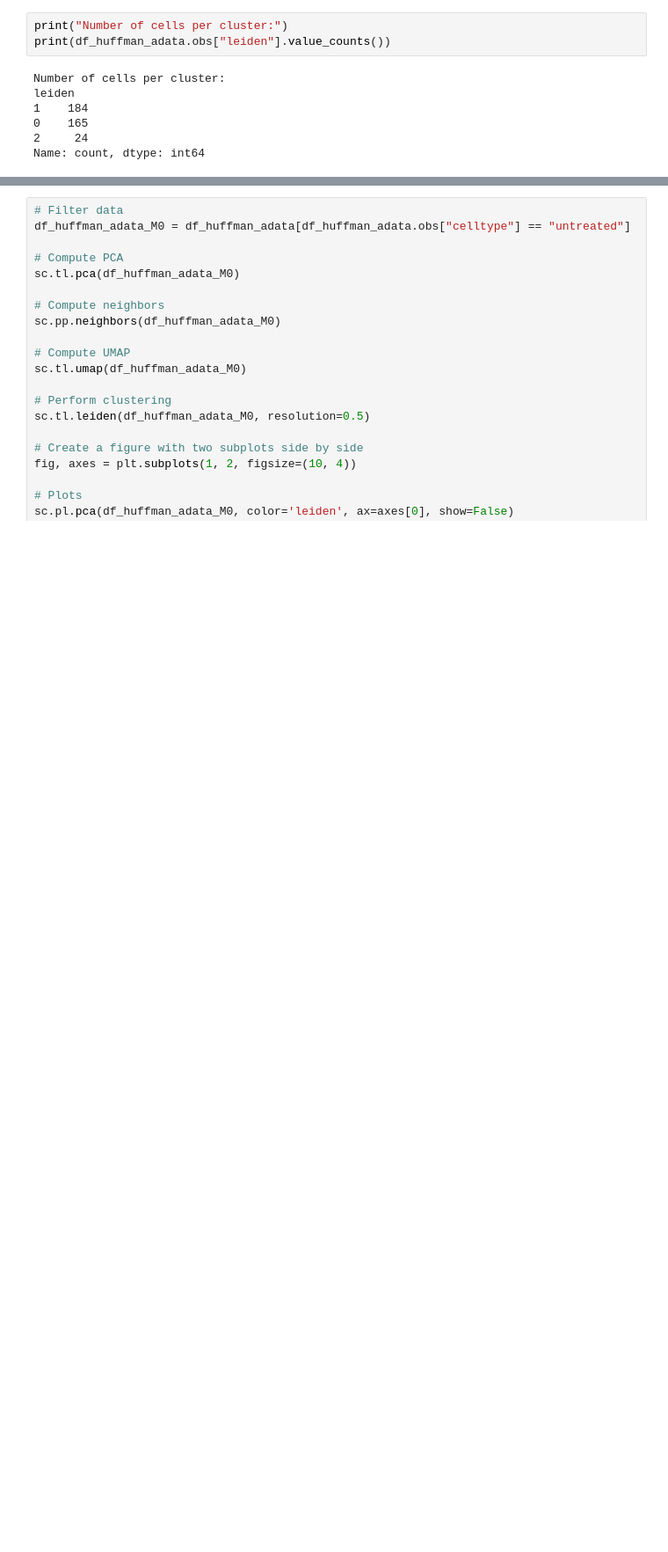
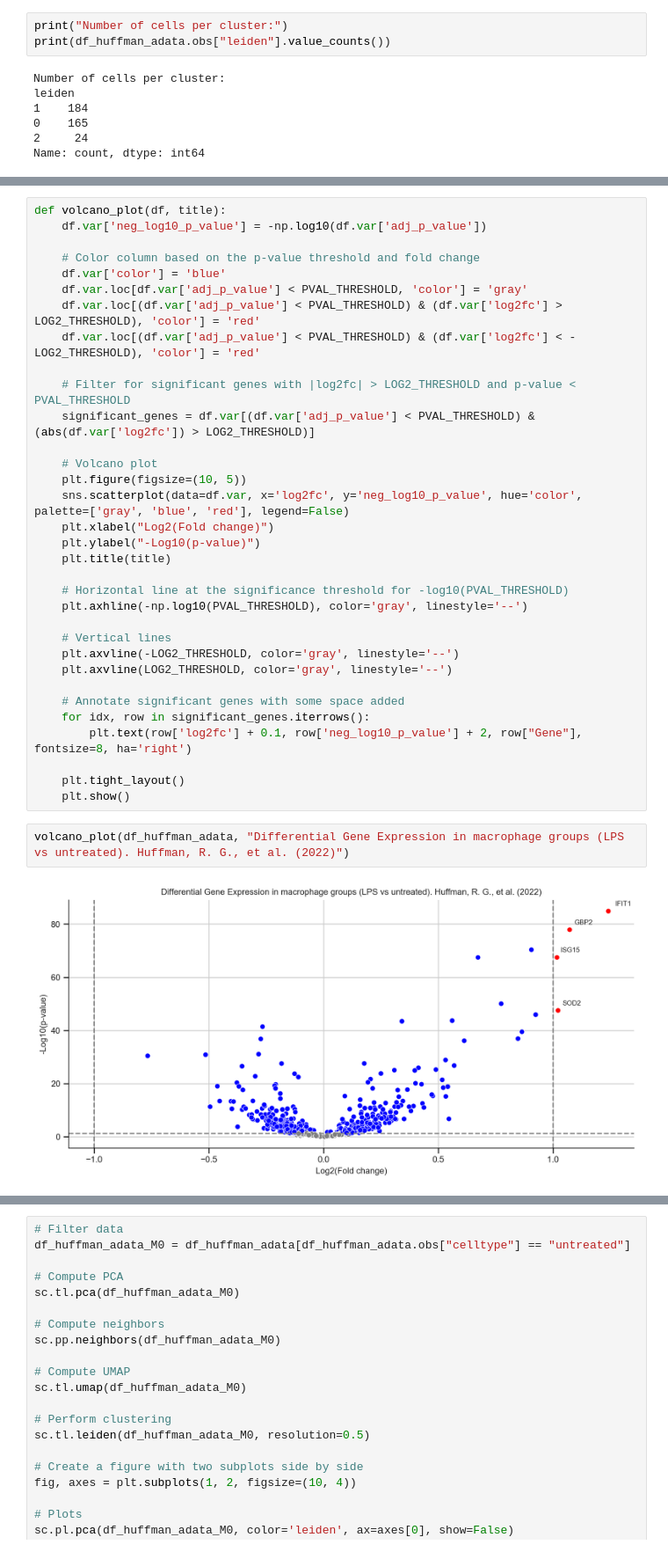
Before and after one commit to powwowath/pyMSpro, a Jupyter notebook: 00_workflow_META-ANALYSIS.ipynb, the cells around one changed output, grey strips where cells are left out. Shown at 88% size. Saved outputs shown, nothing was run; the diff lists cells and outputs as text; blank space fills up the shorter version.

```diff
--- a/00_workflow_META-ANALYSIS.ipynb
+++ b/00_workflow_META-ANALYSIS.ipynb
@@ -1311,0 +1627,37 @@ Name: count, dtype: int64
+# %%
+def volcano_plot(df, title):
+    df.var['neg_log10_p_value'] = -np.log10(df.var['adj_p_value'])
+
+    # Color column based on the p-value threshold and fold change
+    df.var['color'] = 'blue'
+    df.var.loc[df.var['adj_p_value'] < PVAL_THRESHOLD, 'color'] = 'gray'
+    df.var.loc[(df.var['adj_p_value'] < PVAL_THRESHOLD) & (df.var['log2fc'] > LOG2_THRESHOLD), 'color'] = 'red'
+    df.var.loc[(df.var['adj_p_value'] < PVAL_THRESHOLD) & (df.var['log2fc'] < -LOG2_THRESHOLD), 'color'] = 'red'
+
+    # Filter for significant genes with |log2fc| > LOG2_THRESHOLD and p-value < PVAL_THRESHOLD
+    significant_genes = df.var[(df.var['adj_p_value'] < PVAL_THRESHOLD) & (abs(df.var['log2fc']) > LOG2_THRESHOLD)]
+
+    # Volcano plot
+    plt.figure(figsize=(10, 5))
+    sns.scatterplot(data=df.var, x='log2fc', y='neg_log10_p_value', hue='color', palette=['gray', 'blue', 'red'], legend=False)
+    plt.xlabel("Log2(Fold change)")
+    plt.ylabel("-Log10(p-value)")
+    plt.title(title)
+
+    # Horizontal line at the significance threshold for -log10(PVAL_THRESHOLD)
+    plt.axhline(-np.log10(PVAL_THRESHOLD), color='gray', linestyle='--')
+
+    # Vertical lines
+    plt.axvline(-LOG2_THRESHOLD, color='gray', linestyle='--')
+    plt.axvline(LOG2_THRESHOLD, color='gray', linestyle='--')
+
+    # Annotate significant genes with some space added
+    for idx, row in significant_genes.iterrows():
+        plt.text(row['log2fc'] + 0.1, row['neg_log10_p_value'] + 2, row["Gene"], fontsize=8, ha='right')
+
+    plt.tight_layout()
+    plt.show()
+# %%
+volcano_plot(df_huffman_adata, "Differential Gene Expression in macrophage groups (LPS vs untreated). Huffman, R. G., et al. (2022)")
+# %% [output]
+[figure, added]
```
Also changed, not shown: parts of 83 cells of this notebook.
